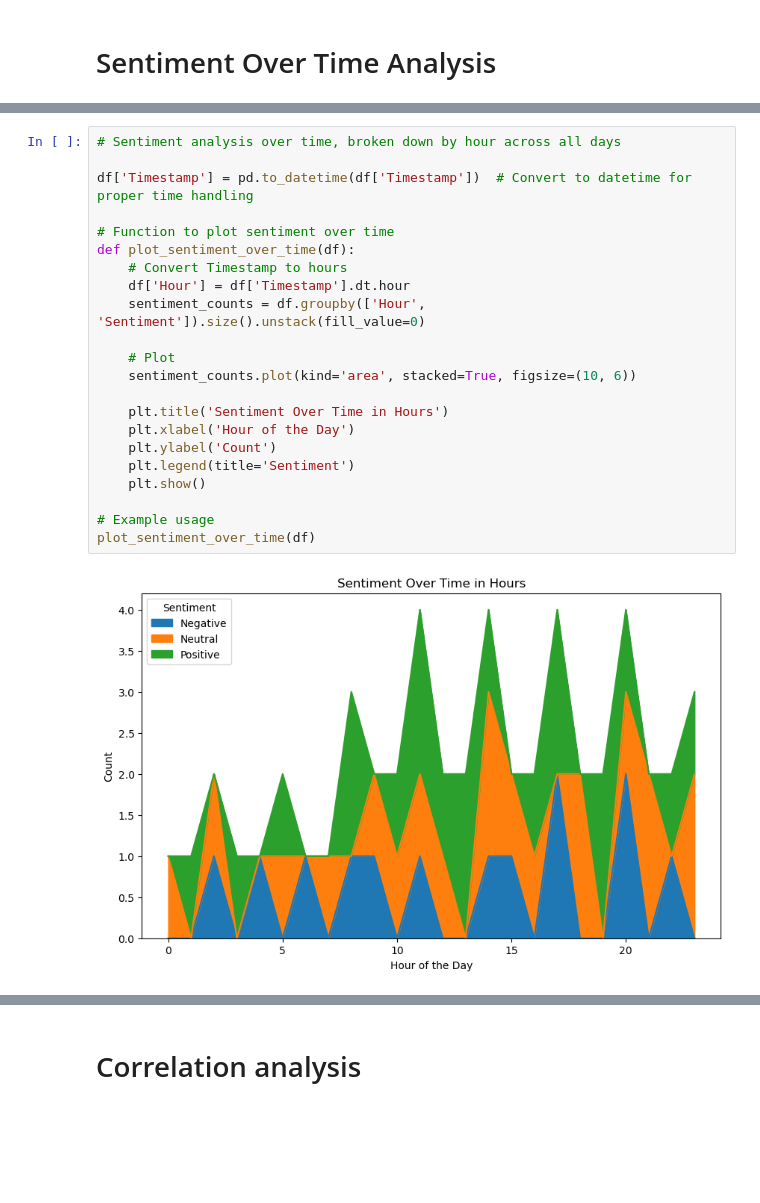
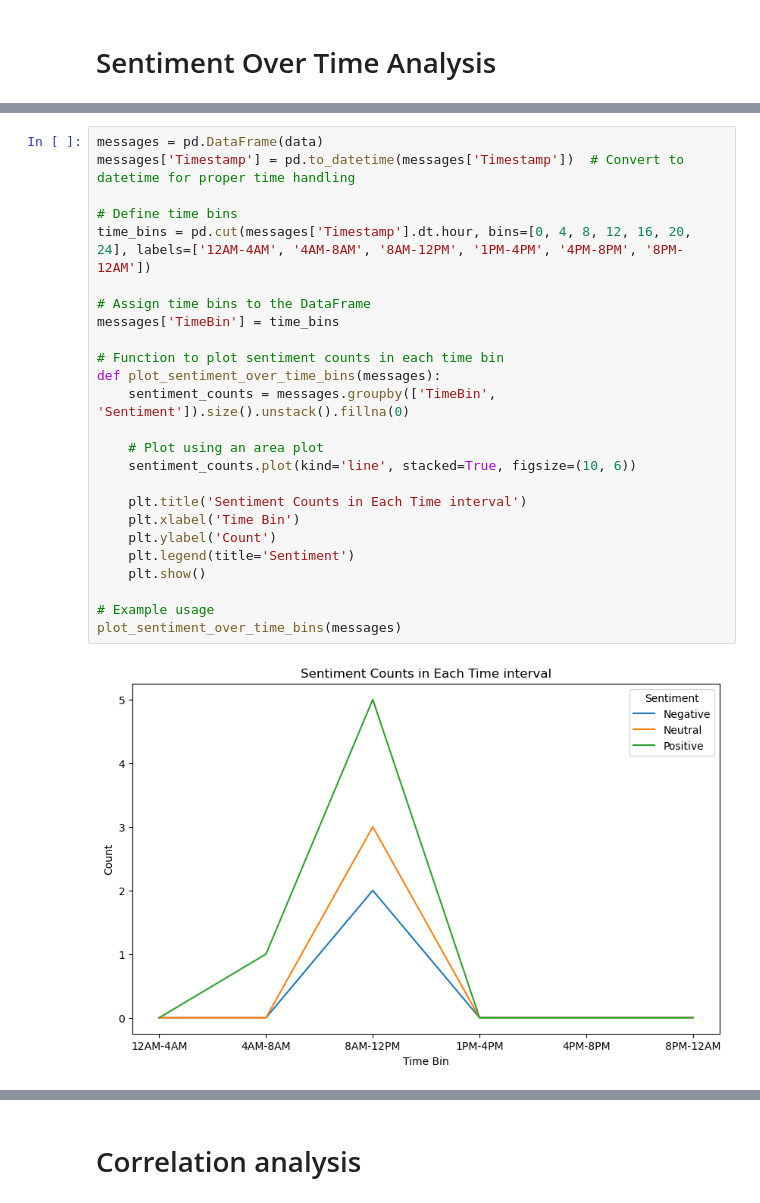
Before and after one commit to Rajeshpmuthu/NLP_Twitter_Project, a Jupyter notebook: NLP_Deeplearning.ipynb, the cells around one changed output, grey strips where cells are left out. Cells and saved outputs as stored; diff of their text form; blank space fills up the shorter version.

```diff
--- a/NLP_Deeplearning.ipynb
+++ b/NLP_Deeplearning.ipynb
@@ -355,24 +360,27 @@ plot_sentiment_over_time(messages)
-# %%
-# Sentiment analysis over time, broken down by hour across all days
-
-df['Timestamp'] = pd.to_datetime(df['Timestamp'])  # Convert to datetime for proper time handling
-
-# Function to plot sentiment over time
-def plot_sentiment_over_time(df):
-    # Convert Timestamp to hours
-    df['Hour'] = df['Timestamp'].dt.hour
-    sentiment_counts = df.groupby(['Hour', 'Sentiment']).size().unstack(fill_value=0)
-
-    # Plot
-    sentiment_counts.plot(kind='area', stacked=True, figsize=(10, 6))
-
-    plt.title('Sentiment Over Time in Hours')
-    plt.xlabel('Hour of the Day')
-    plt.ylabel('Count')
-    plt.legend(title='Sentiment')
-    plt.show()
-
-# Example usage
-plot_sentiment_over_time(df)
-# %% [output]
-[figure, removed]
+# %%
+messages = pd.DataFrame(data)
+messages['Timestamp'] = pd.to_datetime(messages['Timestamp'])  # Convert to datetime for proper time handling
+
+# Define time bins
+time_bins = pd.cut(messages['Timestamp'].dt.hour, bins=[0, 4, 8, 12, 16, 20, 24], labels=['12AM-4AM', '4AM-8AM', '8AM-12PM', '1PM-4PM', '4PM-8PM', '8PM-12AM'])
+
+# Assign time bins to the DataFrame
+messages['TimeBin'] = time_bins
+
+# Function to plot sentiment counts in each time bin
+def plot_sentiment_over_time_bins(messages):
+    sentiment_counts = messages.groupby(['TimeBin', 'Sentiment']).size().unstack().fillna(0)
+
+    # Plot using an area plot
+    sentiment_counts.plot(kind='line', stacked=True, figsize=(10, 6))
+
+    plt.title('Sentiment Counts in Each Time interval')
+    plt.xlabel('Time Bin')
+    plt.ylabel('Count')
+    plt.legend(title='Sentiment')
+    plt.show()
+
+# Example usage
+plot_sentiment_over_time_bins(messages)
+# %% [output]
+[figure, added]
```
Also changed, not shown: parts of 25 cells of this notebook.
